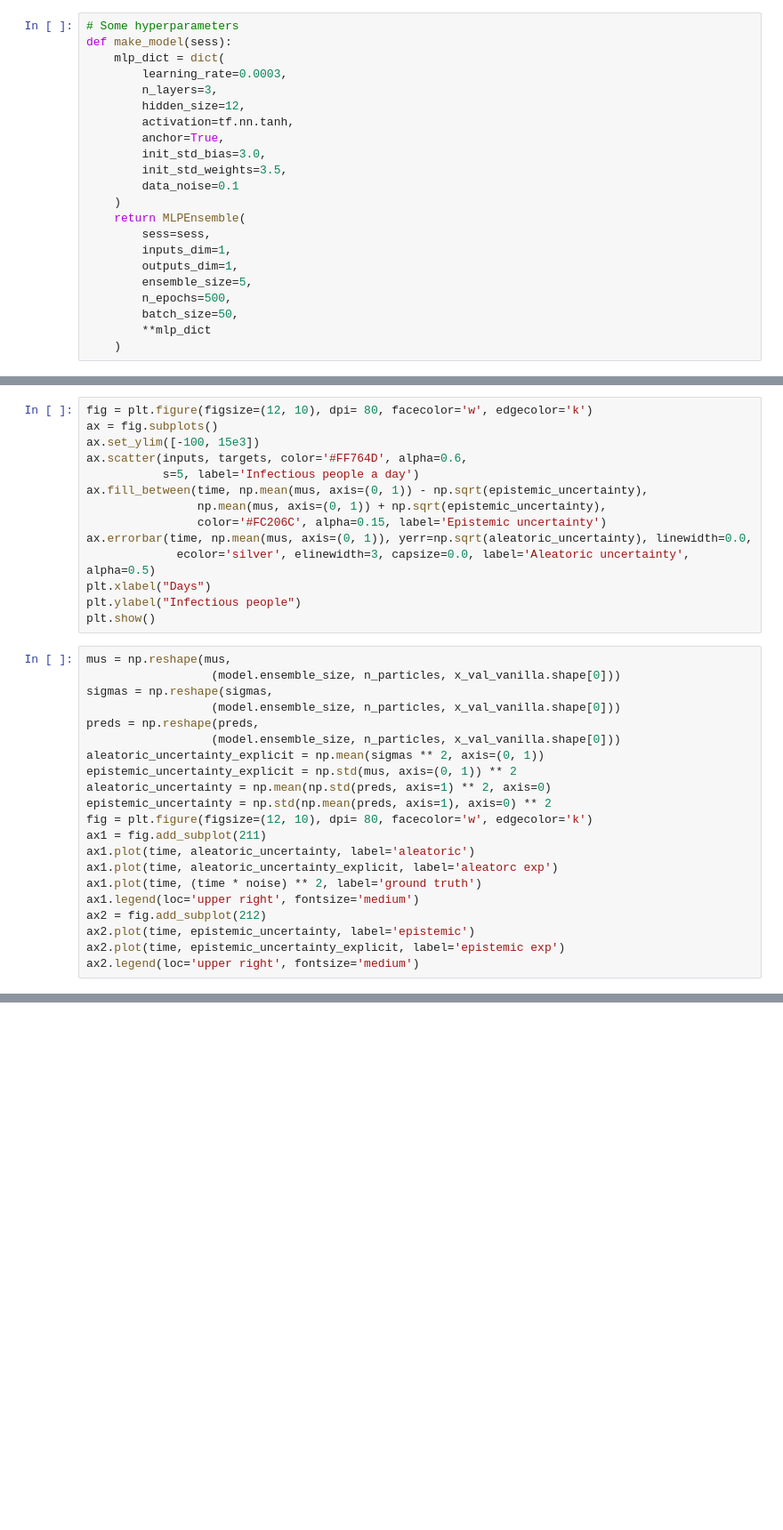
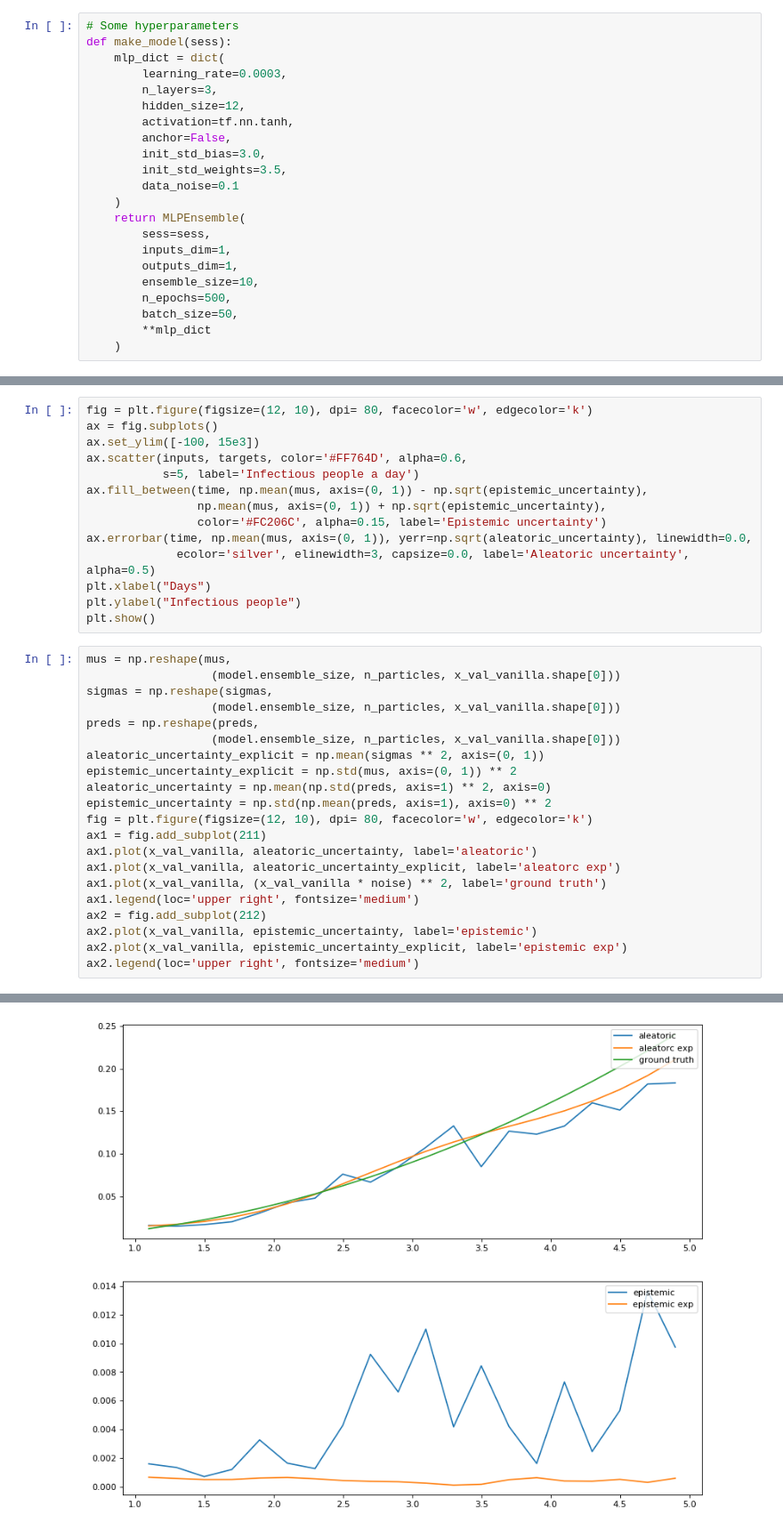
Before and after one commit to yardenas/ethz-safe-learning, a Jupyter notebook: development/model_sanity_check.ipynb, the cells around one changed output, grey strips where cells are left out. Shown: that part at 89% size. Cells and saved outputs as stored; diff of their text form; blank space fills up the shorter version.

```diff
--- a/development/model_sanity_check.ipynb
+++ b/development/model_sanity_check.ipynb
@@ -71,7 +71,7 @@ def make_model(sess):
         n_layers=3,
         hidden_size=12,
         activation=tf.nn.tanh,
-        anchor=True,
+        anchor=False,
         init_std_bias=3.0,
         init_std_weights=3.5,
         data_noise=0.1
@@ -80,7 +80,7 @@ def make_model(sess):
         sess=sess,
         inputs_dim=1,
         outputs_dim=1,
-        ensemble_size=5,
+        ensemble_size=10,
         n_epochs=500,
         batch_size=50,
         **mlp_dict
@@ -188,12 +196,12 @@ aleatoric_uncertainty = np.mean(np.std(preds, axis=1) ** 2, axis=0)
 epistemic_uncertainty = np.std(np.mean(preds, axis=1), axis=0) ** 2
 fig = plt.figure(figsize=(12, 10), dpi= 80, facecolor='w', edgecolor='k')
 ax1 = fig.add_subplot(211)
-ax1.plot(time, aleatoric_uncertainty, label='aleatoric')
-ax1.plot(time, aleatoric_uncertainty_explicit, label='aleatorc exp')
-ax1.plot(time, (time * noise) ** 2, label='ground truth')
+ax1.plot(x_val_vanilla, aleatoric_uncertainty, label='aleatoric')
+ax1.plot(x_val_vanilla, aleatoric_uncertainty_explicit, label='aleatorc exp')
+ax1.plot(x_val_vanilla, (x_val_vanilla * noise) ** 2, label='ground truth')
 ax1.legend(loc='upper right', fontsize='medium')
 ax2 = fig.add_subplot(212)
-ax2.plot(time, epistemic_uncertainty, label='epistemic')
-ax2.plot(time, epistemic_uncertainty_explicit, label='epistemic exp')
+ax2.plot(x_val_vanilla, epistemic_uncertainty, label='epistemic')
+ax2.plot(x_val_vanilla, epistemic_uncertainty_explicit, label='epistemic exp')
 ax2.legend(loc='upper right', fontsize='medium')
 # %% [output]
@@ -200,0 +210 @@ NameError: name 'x_val_vanilla' is not defined
+[figure, added]
```
Also changed, not shown: parts of 3 cells of this notebook.
